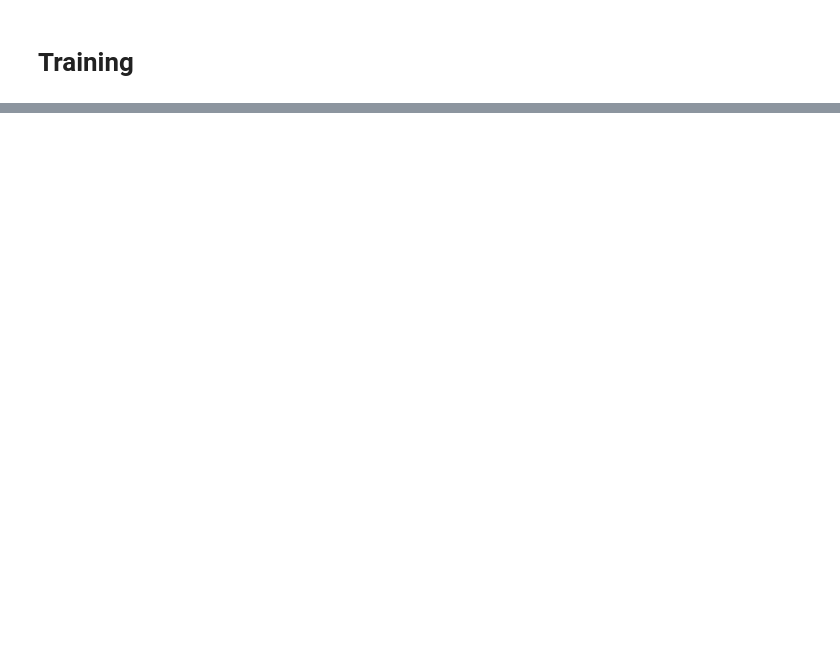
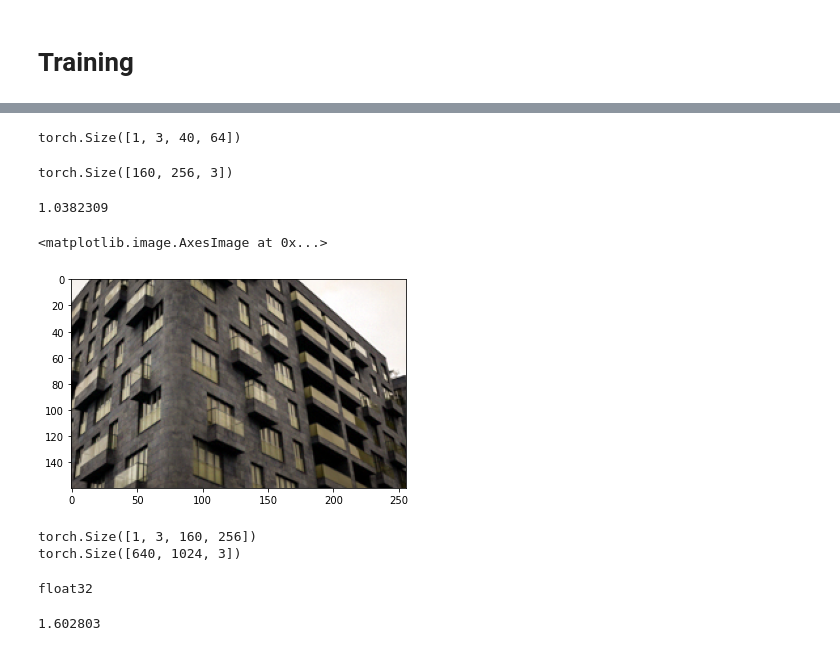
Before and after one commit to ecacikgoz97/Comp411-511_Project, a Jupyter notebook: main_project.ipynb, the cells around one changed output, grey strips where cells are left out. Cells and saved outputs as stored; diff of their text form; code cells hidden in the pictures; blank space fills up the shorter version.

```diff
--- a/main_project.ipynb
+++ b/main_project.ipynb
@@ -59,12 +74,15 @@ LR = 1e-3
 # %%
-model = HourGlassNetMultiScaleInt(in_nc=3,
-                                  out_nc=3,
-                                  upscale=2,
-                                  nf=64,
-                                  n_mid=1,
-                                 )
+# model = HourGlassNetMultiScaleInt(in_nc=3,
+#                                   out_nc=3,
+#                                   upscale=4,
+#                                   nf=64,
+#                                   n_mid=1,
+#                                  )
+model = simpleNet()
 model.to(device)
-optim = optim.Adam(model.parameters(), lr=LR)
+optim = optim.AdamW(model.parameters(), lr=LR)
+inte_loss_weight = torch.Tensor([1.0, 2.0, 5.0, 1.0])
+content_criterion = get_content_loss("L2", nn_func=False, use_cuda=True)
 # %%
 for epoch in range(EPOCHS):
 
@@ -118,0 +151,40 @@ x: torch.Size([1, 128, 900, 1400]), res: torch.Size([1, 128, 900, 1400])
+# %%
+lr_son.shape
+# %% [output]
+torch.Size([1, 3, 40, 64])
+# %%
+pred = model(lr_son.to(device))
+pred_ = pred.permute(0, 2, 3, 1).squeeze(0)
+pred_.shape
+# %% [output]
+torch.Size([160, 256, 3])
+# %%
+predd = pred_.cpu().detach().numpy()
+# predd = np.uint8(predd)
+# %%
+print(predd.max())
+predd = np.clip(predd, 0, 1)*255
+preddd = np.uint8(predd)
+plt.imshow(preddd)
+# %% [output]
+1.0382309
+<matplotlib.image.AxesImage at 0x...>
+[figure, added]
+# %%
+inp = lr_father.to(device)
+print(inp.shape)
+pred2 = model(inp)
+pred3 = pred2.permute(0, 2, 3, 1).squeeze(0)
+print(pred3.shape)
+# %% [output]
+torch.Size([1, 3, 160, 256])
+torch.Size([640, 1024, 3])
+# %%
+pred4 = pred3.cpu().detach().numpy()
+print(pred4.dtype)
+# %% [output]
+float32
+# %%
+print(pred4.max())
+# %% [output]
+1.602803
```
Also changed, not shown: parts of 11 cells of this notebook, 2 other files.
